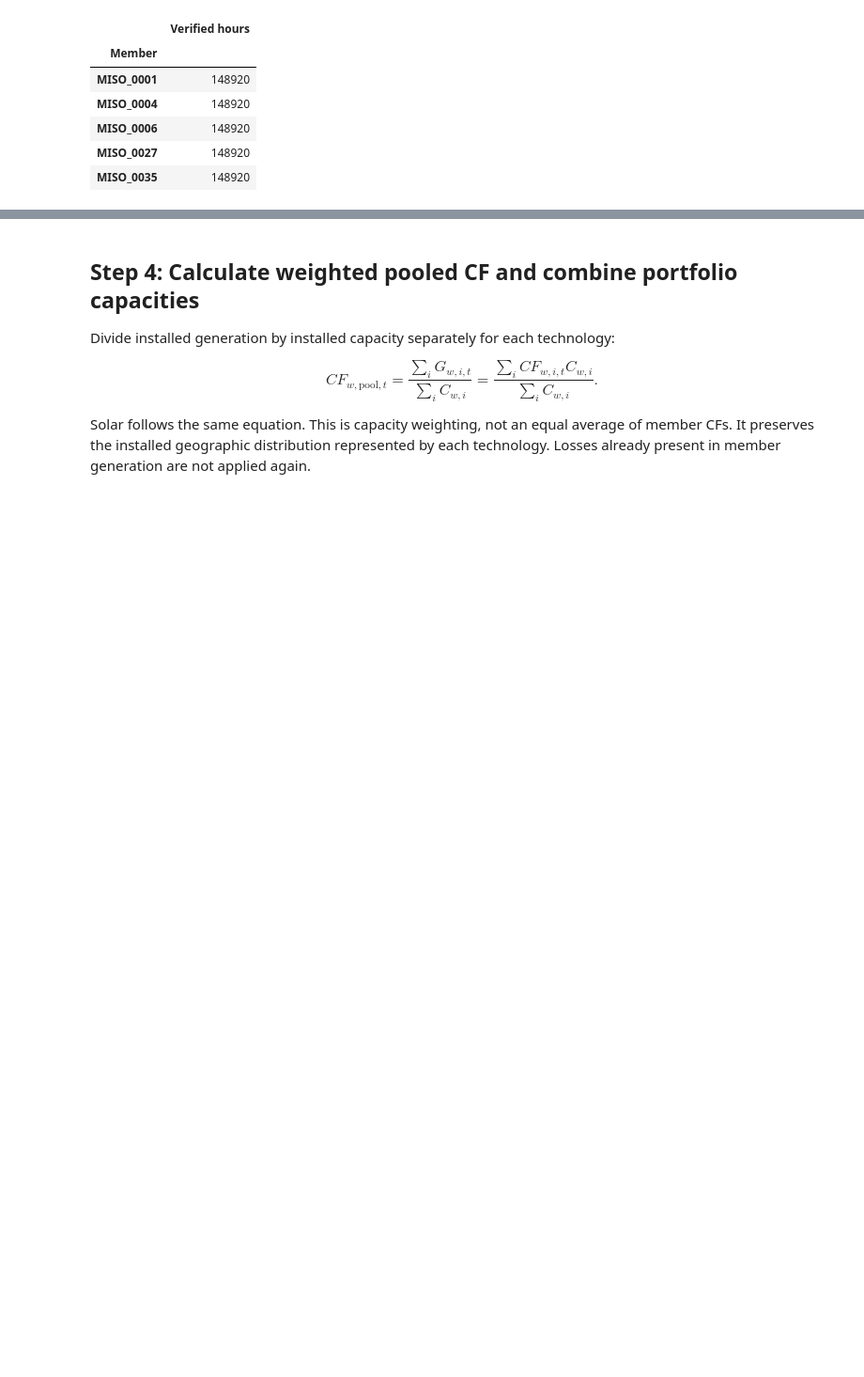
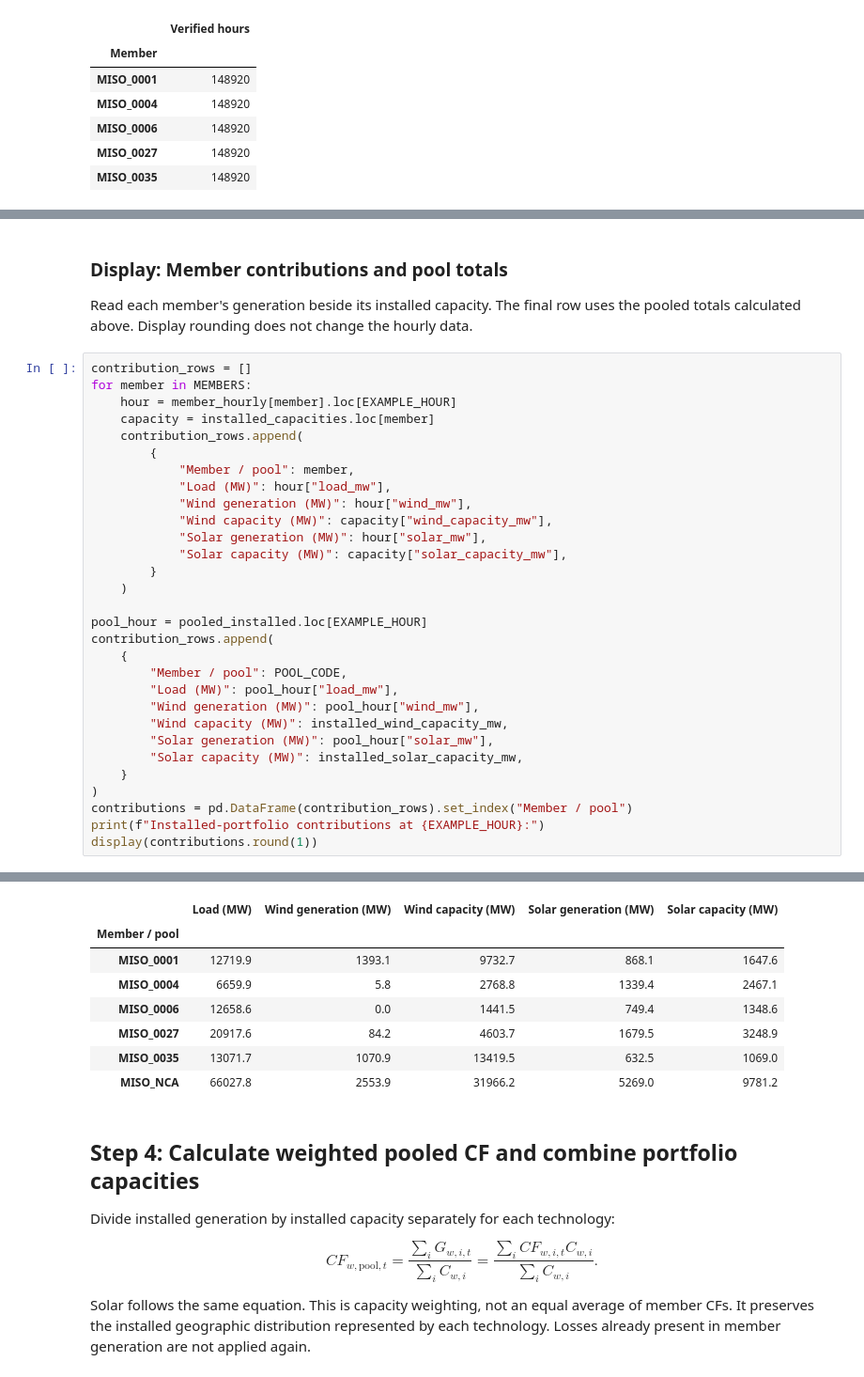
Before and after one commit to charliephillips4201/wxdata-notebooks, a Jupyter notebook: notebooks/data_flow/pooled_scenario_metrics_generation.ipynb, the cells around one changed output, grey strips where cells are left out. Shown at 94% size. Saved outputs shown, nothing was run; the diff lists cells and outputs as text; blank space fills up the shorter version.

Commit message:
Make pooled scenario walkthrough easier to review

```diff
--- a/notebooks/data_flow/pooled_scenario_metrics_generation.ipynb
+++ b/notebooks/data_flow/pooled_scenario_metrics_generation.ipynb
@@ -216,0 +168,36 @@ Installed-portfolio contributions at 2021-02-17 18:00:00+00:00:
+# %% [markdown]
+### Display: Member contributions and pool totals
+
+Read each member's generation beside its installed capacity. The final row uses
+the pooled totals calculated above. Display rounding does not change the hourly data.
+# %%
+contribution_rows = []
+for member in MEMBERS:
+    hour = member_hourly[member].loc[EXAMPLE_HOUR]
+    capacity = installed_capacities.loc[member]
+    contribution_rows.append(
+        {
+            "Member / pool": member,
+            "Load (MW)": hour["load_mw"],
+            "Wind generation (MW)": hour["wind_mw"],
+            "Wind capacity (MW)": capacity["wind_capacity_mw"],
+            "Solar generation (MW)": hour["solar_mw"],
+            "Solar capacity (MW)": capacity["solar_capacity_mw"],
+        }
+    )
+
+pool_hour = pooled_installed.loc[EXAMPLE_HOUR]
+contribution_rows.append(
+    {
+        "Member / pool": POOL_CODE,
+        "Load (MW)": pool_hour["load_mw"],
+        "Wind generation (MW)": pool_hour["wind_mw"],
+        "Wind capacity (MW)": installed_wind_capacity_mw,
+        "Solar generation (MW)": pool_hour["solar_mw"],
+        "Solar capacity (MW)": installed_solar_capacity_mw,
+    }
+)
+contributions = pd.DataFrame(contribution_rows).set_index("Member / pool")
+print(f"Installed-portfolio contributions at {EXAMPLE_HOUR}:")
+display(contributions.round(1))
+# %% [output]
@@ -217,3 +205,11 @@ Installed-portfolio contributions at 2021-02-17 18:00:00+00:00:
+|  | Load (MW) | Wind generation (MW) | Wind capacity (MW) | Solar generation (MW) | Solar capacity (MW) |
+| Member / pool |  |  |  |  |  |
+| MISO_0001 | 12719.9 | 1393.1 | 9732.7 | 868.1 | 1647.6 |
+| MISO_0004 | 6659.9 | 5.8 | 2768.8 | 1339.4 | 2467.1 |
+| MISO_0006 | 12658.6 | 0.0 | 1441.5 | 749.4 | 1348.6 |
+| MISO_0027 | 20917.6 | 84.2 | 4603.7 | 1679.5 | 3248.9 |
+| MISO_0035 | 13071.7 | 1070.9 | 13419.5 | 632.5 | 1069.0 |
+| MISO_NCA | 66027.8 | 2553.9 | 31966.2 | 5269.0 | 9781.2 |
 # %% [markdown]
 ## Step 4: Calculate weighted pooled CF and combine portfolio capacities
 
```
Also changed, not shown: parts of 21 cells of this notebook.
